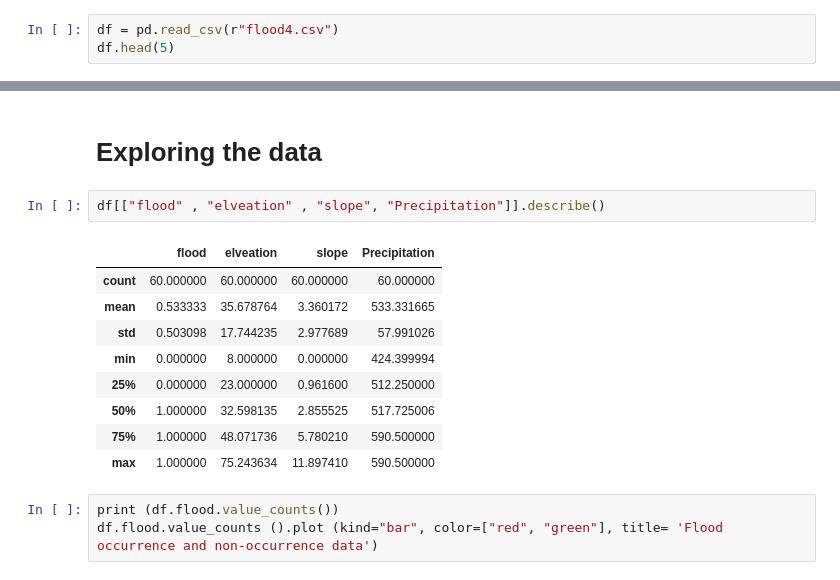
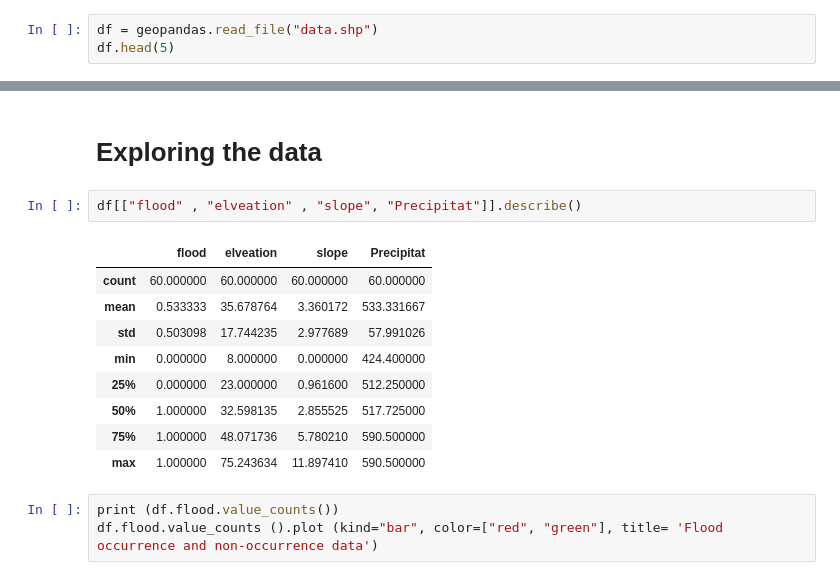
Before and after one commit to msiam14/ML-GIS-flood-prone, a Jupyter notebook: Flood.ipynb, the cells around one changed output, grey strips where cells are left out. Cells and saved outputs as stored; diff of their text form.

```diff
--- a/Flood.ipynb
+++ b/Flood.ipynb
@@ -6,6 +8,6 @@ import seaborn as sns
 # %% [markdown]
 ## Loading Data
 # %%
-df = pd.read_csv(r"flood4.csv")
+df = geopandas.read_file("data.shp")
 df.head(5)
 # %% [output]
@@ -45,15 +53,15 @@ X_train
 # %% [markdown]
 # Exploring the data
 # %%
-df[["flood" , "elveation" , "slope", "Precipitation"]].describe()
+df[["flood" , "elveation" , "slope", "Precipitat"]].describe()
 # %% [output]
-|  | flood | elveation | slope | Precipitation |
+|  | flood | elveation | slope | Precipitat |
 | count | 60.000000 | 60.000000 | 60.000000 | 60.000000 |
-| mean | 0.533333 | 35.678764 | 3.360172 | 533.331665 |
+| mean | 0.533333 | 35.678764 | 3.360172 | 533.331667 |
 | std | 0.503098 | 17.744235 | 2.977689 | 57.991026 |
-| min | 0.000000 | 8.000000 | 0.000000 | 424.399994 |
+| min | 0.000000 | 8.000000 | 0.000000 | 424.400000 |
 | 25% | 0.000000 | 23.000000 | 0.961600 | 512.250000 |
-| 50% | 1.000000 | 32.598135 | 2.855525 | 517.725006 |
+| 50% | 1.000000 | 32.598135 | 2.855525 | 517.725000 |
 | 75% | 1.000000 | 48.071736 | 5.780210 | 590.500000 |
 | max | 1.000000 | 75.243634 | 11.897410 | 590.500000 |
 # %%
```
Also changed, not shown: parts of 29 cells of this notebook.
